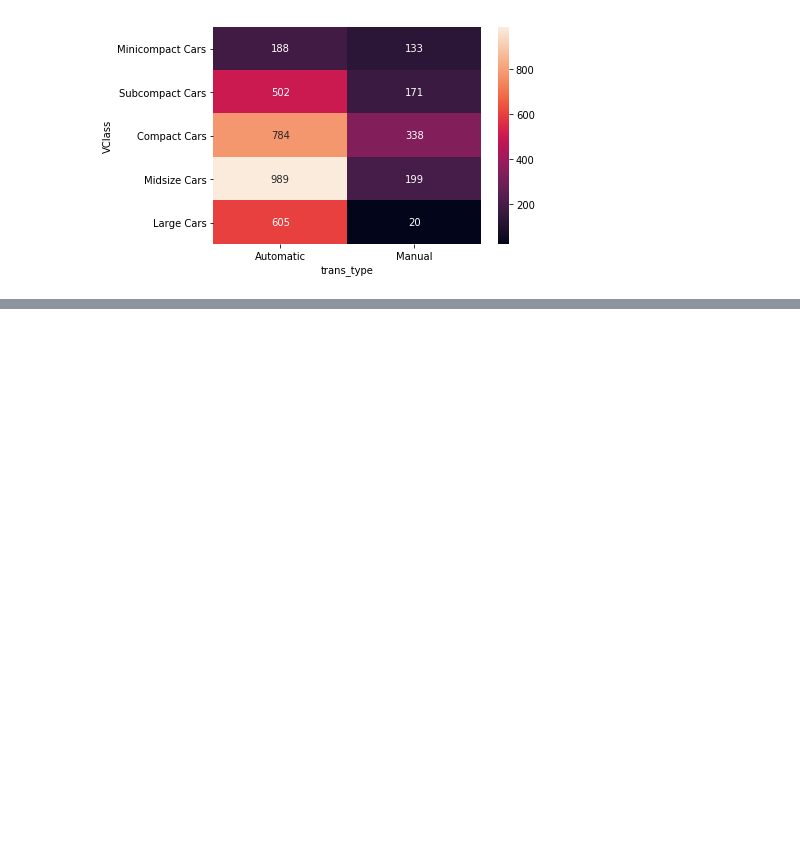
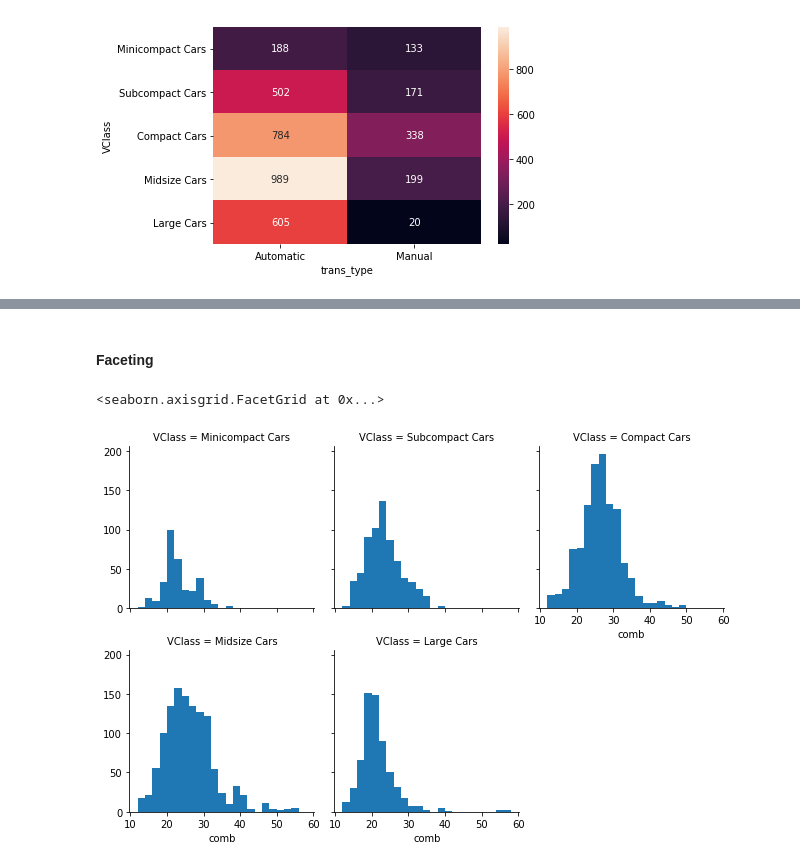
Before and after one commit to nehasingh2710/colaboratory, a Jupyter notebook: AI_Programming_with_Python.ipynb, the cells around one changed output, grey strips where cells are left out. Saved outputs shown, nothing was run; the diff lists cells and outputs as text; code cells hidden in the pictures; blank space fills up the shorter version.

Commit message:
Completed chapter matplotlib and seaborn pt2

```diff
--- a/AI_Programming_with_Python.ipynb
+++ b/AI_Programming_with_Python.ipynb
@@ -1132,0 +1132,9 @@ plt.xticks(rotation=90)
+# %% [markdown]
+#### Faceting
+# %%
+bins = np.arange(12, 58+2, 2)
+g = sb.FacetGrid(data=fuel_econ, col='VClass', col_wrap=3)
+g.map(plt.hist, 'comb', bins=bins)
+# %% [output]
+<seaborn.axisgrid.FacetGrid at 0x...>
+[figure, added]
```
Also changed, not shown: parts of 8 cells of this notebook.
